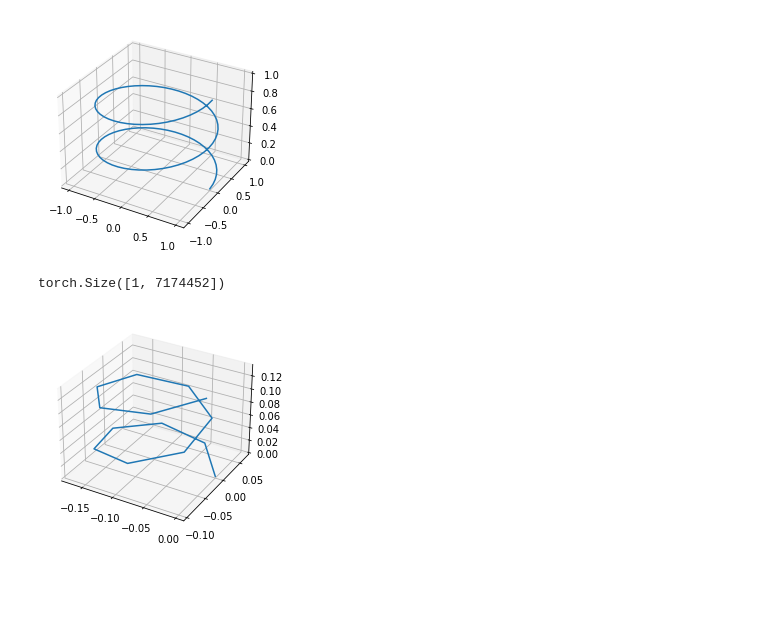
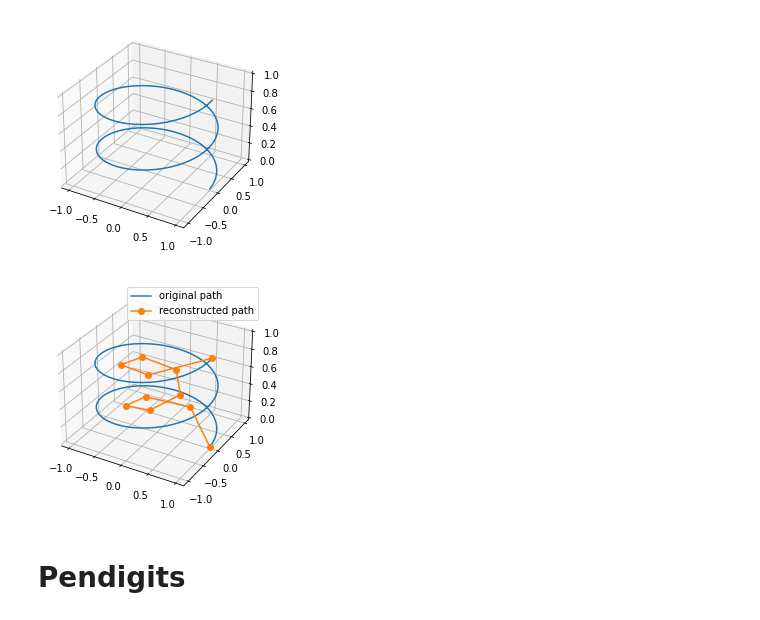
Before and after one commit to LinusBleistein/Signature-inversion, a Jupyter notebook: Example.ipynb, the cells around one changed output. Drawn from its saved outputs; the diff is of its cells as text; code cells hidden in the pictures; blank space fills up the shorter version.

```diff
--- a/Example.ipynb
+++ b/Example.ipynb
@@ -39,28 +42,33 @@ plt.show()
 # %%
 from mpl_toolkits.mplot3d import Axes3D
 
-time=np.linspace(0,1,num=100)
+# Generate a spiral
+times = np.linspace(0,1,num=100)
 
-path=torch.tensor(np.transpose(np.array([np.cos(4*math.pi*time),np.sin(4*math.pi*time),time])))
+path = torch.tensor(np.transpose(np.array([np.cos(4*math.pi*times), np.sin(4*math.pi*times), times]))).unsqueeze(0)
 
 
 fig = plt.figure()
 ax = fig.gca(projection='3d')
-ax.plot(path[:,0],path[:,1],path[:,2],linestyle='-')
+ax.plot(path[0, :, 0], path[0, :, 1], path[0, :, 2], linestyle='-')
 plt.show()
 # %% [output]
 [figure]
-# %%
-n=13
-
-signature = signatory.signature(path.unsqueeze(0), n+1)
-print(signature.shape)
-
-reconstructed_path=invert_signature(signature,n,3)
-fig = plt.figure()
-ax = fig.gca(projection='3d')
-ax.plot(reconstructed_path[:,0],reconstructed_path[:,1],reconstructed_path[:,2],linestyle='-')
-plt.show()
-# %% [output]
-torch.Size([1, 7174452])
-[figure, removed]
+# %%
+# Compute the signature
+depth = 10
+signature = signatory.signature(path, depth)
+
+# Invert the signature
+reconstructed_path = invert_signature(signature, depth, path.shape[2], initial_position=path[:, 0, :])
+# %%
+fig = plt.figure()
+ax = fig.gca(projection='3d')
+ax.plot(path[0, :, 0], path[0, :, 1], path[0, :, 2], linestyle='-', label="original path")
+ax.plot(reconstructed_path[0, :, 0], reconstructed_path[0, :, 1], reconstructed_path[0, :, 2], linestyle='-', marker='o', label="reconstructed path")
+plt.legend()
+plt.show()
+# %% [output]
+[figure, added]
+# %% [markdown]
+# Pendigits
```
Also changed, not shown: parts of 9 cells of this notebook, 3 other files.
